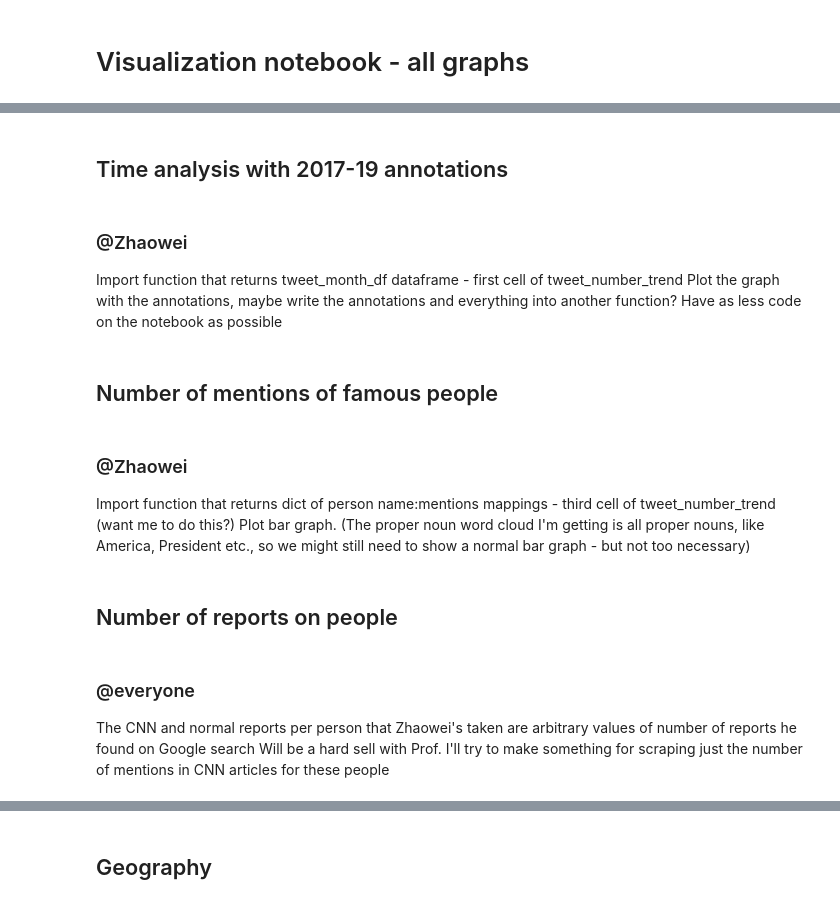
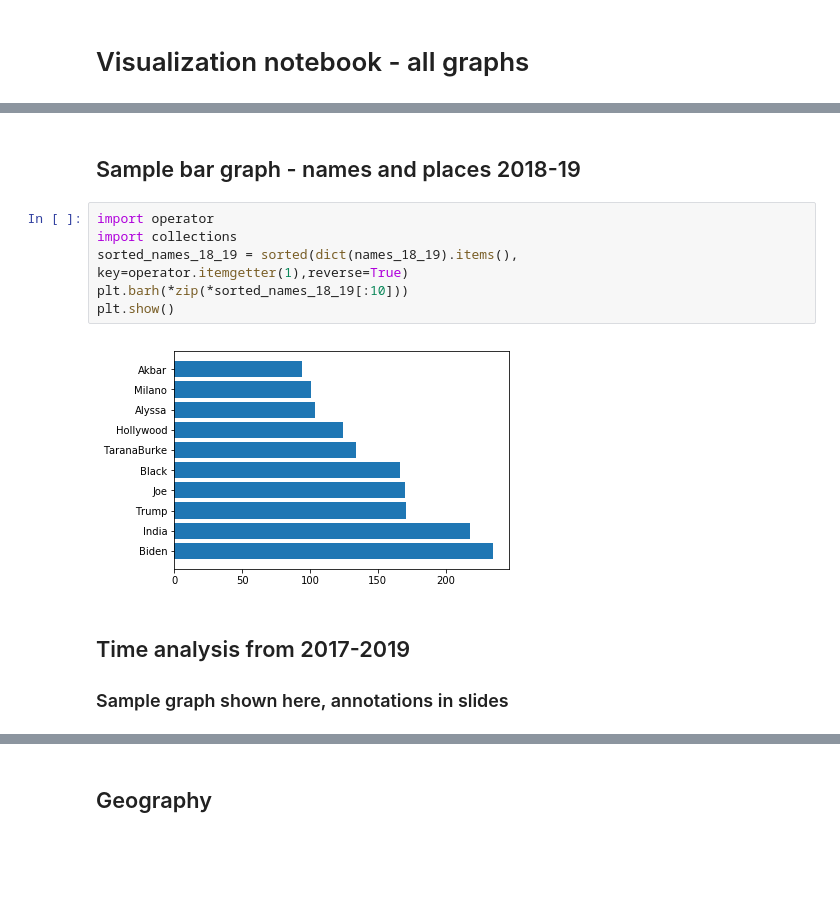
Before and after one commit to ktl014/MeToo, a Jupyter notebook: visualize_notebook.ipynb, the cells around one changed output, grey strips where cells are left out. Cells and saved outputs as stored; diff of their text form; blank space fills up the shorter version.

```diff
--- a/visualize_notebook.ipynb
+++ b/visualize_notebook.ipynb
@@ -19,17 +19,13 @@ I'll make the word clouds more hi-res and presentable, for the ppt
+# %% [markdown]
+## Sample bar graph - names and places 2018-19
+# %%
+import operator
+import collections
+sorted_names_18_19 = sorted(dict(names_18_19).items(), key=operator.itemgetter(1),reverse=True)
+plt.barh(*zip(*sorted_names_18_19[:10]))
+plt.show()
+# %% [output]
+[figure, added]
 # %% [markdown]
-## Time analysis with 2017-19 annotations
+## Time analysis from 2017-2019
+### Sample graph shown here, annotations in slides
-# %% [markdown]
-### @Zhaowei
-Import function that returns tweet_month_df dataframe - first cell of tweet_number_trend
-Plot the graph with the annotations, maybe write the annotations and everything into another function? Have as less code on the notebook as possible
-# %% [markdown]
-## Number of mentions of famous people
-# %% [markdown]
-### @Zhaowei
-Import function that returns dict of person name:mentions mappings - third cell of tweet_number_trend (want me to do this?)
-Plot bar graph. (The proper noun word cloud I'm getting is all proper nouns, like America, President etc., so we might still need to show a normal bar graph - but not too necessary)
-# %% [markdown]
-## Number of reports on people
-# %% [markdown]
-### @everyone
-The CNN and normal reports per person that Zhaowei's taken are arbitrary values of number of reports he found on Google search Will be a hard sell with Prof. I'll try to make something for scraping just the number of mentions in CNN articles for these people
```
Also changed, not shown: parts of 5 cells of this notebook.
